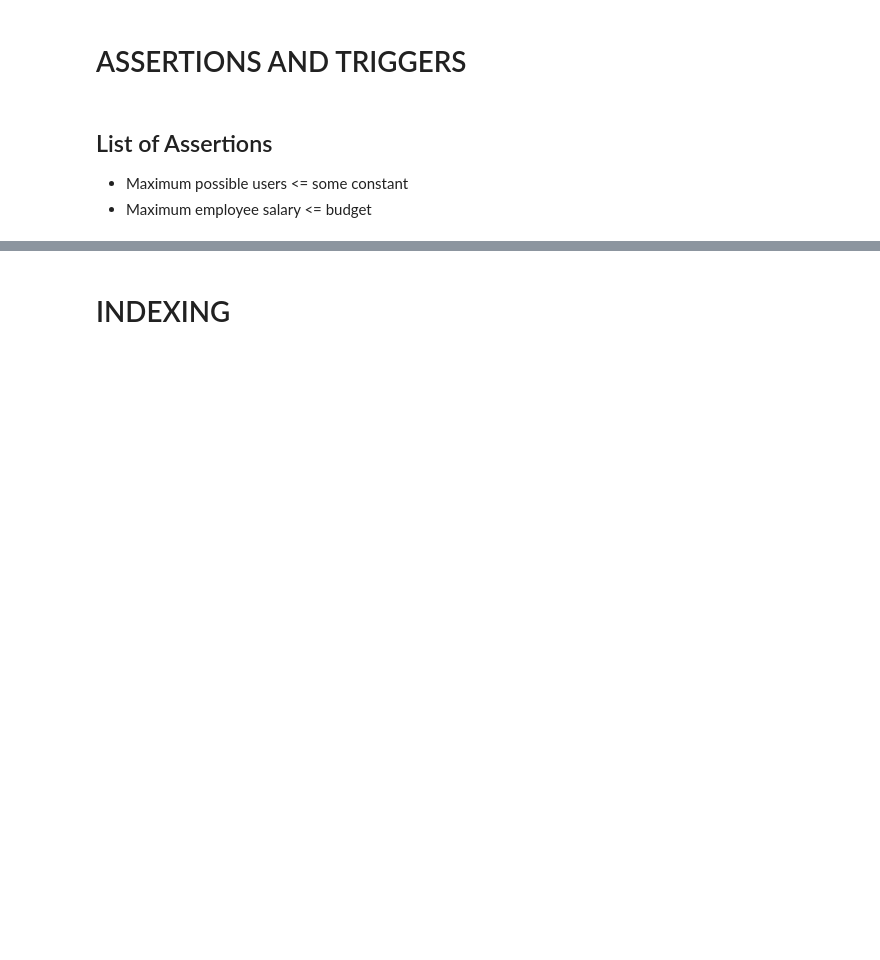
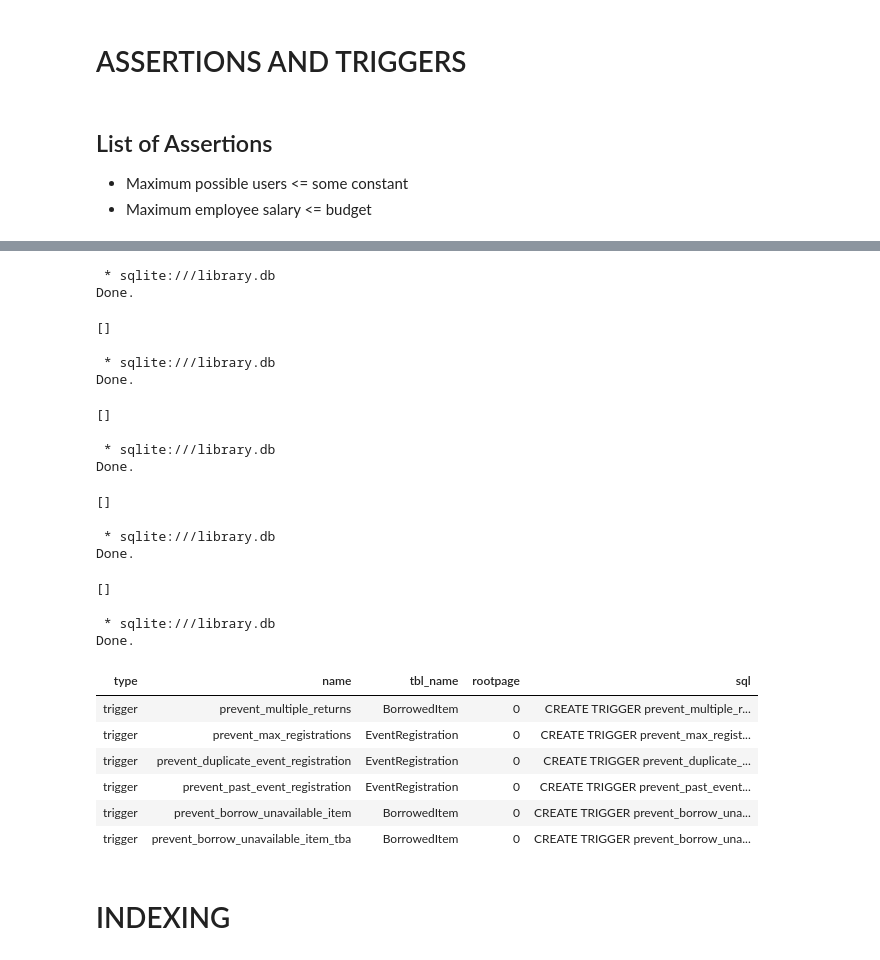
Before and after one commit to dreaminred/cmpt354-miniproject, a Jupyter notebook: notebooks/db-design.ipynb, the cells around one changed output, grey strips where cells are left out. Drawn from its saved outputs; the diff is of its cells as text; code cells hidden in the pictures; blank space fills up the shorter version.

```diff
--- a/notebooks/db-design.ipynb
+++ b/notebooks/db-design.ipynb
@@ -134,2 +160,78 @@ Done.
+# %%
+%%sql
+CREATE TRIGGER prevent_duplicate_event_registration
+BEFORE INSERT ON EventRegistration
+FOR EACH ROW
+WHEN (
+    SELECT COUNT(*) FROM EventRegistration
+    WHERE startTS = NEW.startTS AND room = NEW.room AND userID = NEW.userID
+) > 0
+BEGIN
+    SELECT RAISE(ABORT, 'The user has already registered for this event.');
+END;
+# %% [output]
+ * sqlite:///library.db
+Done.
+[]
+# %%
+%%sql
+CREATE TRIGGER prevent_past_event_registration
+BEFORE INSERT ON EventRegistration
+FOR EACH ROW
+WHEN (
+    SELECT datetime(startTS) FROM Event WHERE startTS = NEW.startTS AND room = NEW.room
+) < datetime('now')
+BEGIN
+    SELECT RAISE(ABORT, 'Cannot register for past events.');
+END;
+# %% [output]
+ * sqlite:///library.db
+Done.
+[]
+# %%
+%%sql
+CREATE TRIGGER prevent_borrow_unavailable_item
+BEFORE INSERT ON BorrowedItem
+FOR EACH ROW
+WHEN (
+    SELECT COUNT(*) FROM BorrowedItem
+    WHERE libraryItemID = NEW.libraryItemID
+    AND returnedDate IS NULL
+) > 0
+BEGIN
+    SELECT RAISE(ABORT, 'The item is not available for borrowing.');
+END;
+# %% [output]
+ * sqlite:///library.db
+Done.
+[]
+# %%
+%%sql
+CREATE TRIGGER prevent_borrow_unavailable_item_tba
+BEFORE INSERT ON BorrowedItem
+FOR EACH ROW
+WHEN (
+    SELECT toBeAdded FROM LibraryItem WHERE libraryItemID = NEW.libraryItemID
+) = 1
+BEGIN
+    SELECT RAISE(ABORT, 'The item is not available for borrowing.');
+END;
+# %% [output]
+ * sqlite:///library.db
+Done.
+[]
+# %%
+%%sql
+SELECT * FROM sqlite_master WHERE type = 'trigger';
+# %% [output]
+ * sqlite:///library.db
+Done.
+| type | name | tbl_name | rootpage | sql |
+| trigger | prevent_multiple_returns | BorrowedItem | 0 | CREATE TRIGGER prevent_multiple_r... |
+| trigger | prevent_max_registrations | EventRegistration | 0 | CREATE TRIGGER prevent_max_regist... |
+| trigger | prevent_duplicate_event_registration | EventRegistration | 0 | CREATE TRIGGER prevent_duplicate_... |
+| trigger | prevent_past_event_registration | EventRegistration | 0 | CREATE TRIGGER prevent_past_event... |
+| trigger | prevent_borrow_unavailable_item | BorrowedItem | 0 | CREATE TRIGGER prevent_borrow_una... |
+| trigger | prevent_borrow_unavailable_item_tba | BorrowedItem | 0 | CREATE TRIGGER prevent_borrow_una... |
 # %% [markdown]
 # INDEXING
```
Also changed, not shown: parts of 43 cells of this notebook, 10 other files.
